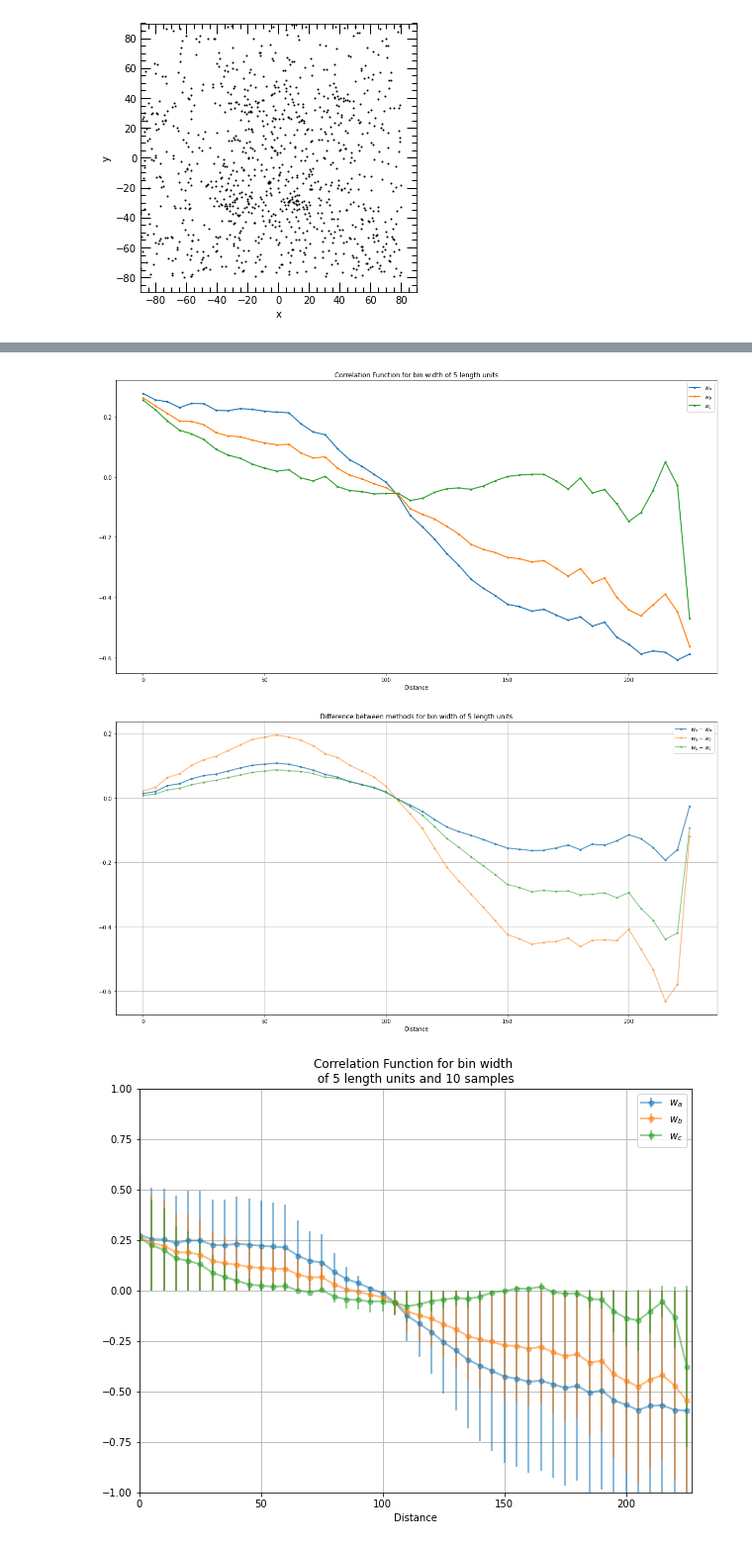
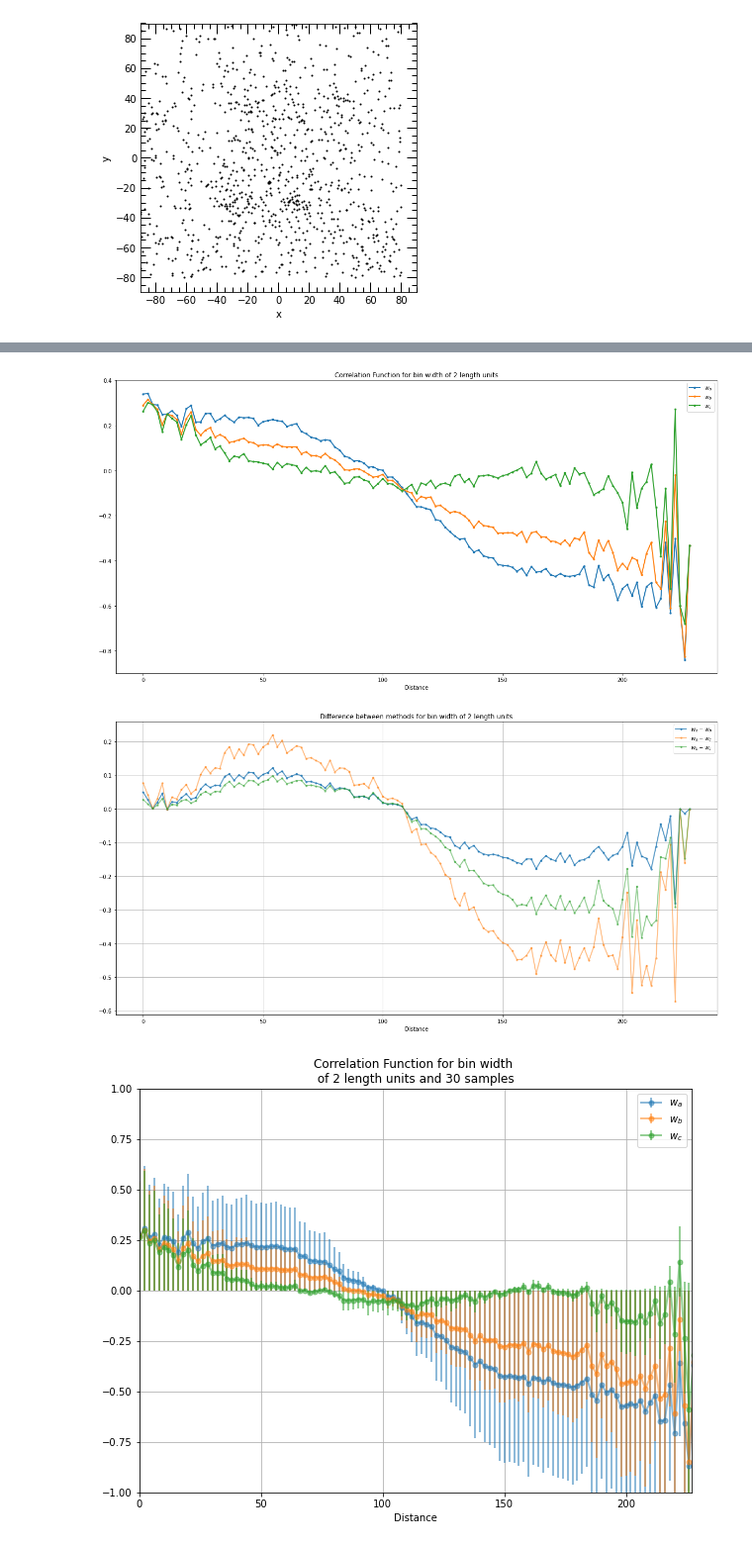
Before and after one commit to tylerbarna/AST8110, a Jupyter notebook: pset01/pset1.ipynb, the cells around one changed output, grey strips where cells are left out. Shown at 99% size. Cells and saved outputs as stored; diff of their text form; code cells hidden in the pictures.

Commit message:
new detail
Added a version with n=30 and width=20, will likely be submission version

```diff
--- a/pset01/pset1.ipynb
+++ b/pset01/pset1.ipynb
@@ -56,7 +56,7 @@ plot_data(dat=data);
 # %%
 ## Generate Random galaxy positions
 datSize = len(data)
-galMultiplier = 10
+galMultiplier = 2
 def gen_galaxy_positions(N=datSize*galMultiplier,pkl=False,save=False,timeit=True):
     start_time = time.time() if timeit else None
     """
@@ -151,7 +151,7 @@ plt.show()
 # %%
 ## develop correlation function
 maxBin = 230
-binWidth = 5
+binWidth = 2
 binArray = np.linspace(0,maxBin,int(maxBin/binWidth)+1) ## the bins to use for the correlation function
 #print(binArray)
 ## calculate bin averages
@@ -226,7 +226,7 @@ plt.legend();
 plt.xlabel('Distance');
 plt.title('Correlation Function for bin width of %s length units'%str(binWidth));
 # %% [output]
-[figure, old version]
+[figure, new version]
 # %%
 ## plot differences between methods
 fig, ax = plt.figure(figsize=(20,10)), plt.gca()
@@ -239,7 +239,7 @@ plt.title('Difference between methods for bin width of %s length units'%str(binW
 plt.grid()
 ## could probably normalize this somehow to get a better idea of the differences
 # %% [output]
-[figure, old version]
+[figure, new version]
 # %%
 ## run 10-30 times to calculate the rms error of the correlation function for each bin
 def get_rms_error(mode=None,n=10,plot=True,save=False,fun=False):
@@ -312,10 +312,10 @@ def get_rms_error(mode=None,n=10,plot=True,save=False,fun=False):
             plt.savefig('correlation_function_n_'+str(n)+'_b_'+str(binWidth)+'.png')
         plt.show()
 # %%
-get_rms_error(n=10, save=True)
+get_rms_error(n=30, save=True)
 ## Not sure why rms is higher than expected since the expression for rms is correct
 # %% [output]
-[figure, old version]
+[figure, new version]
 # %%
 print("--- %s seconds ---" % (time.time() - bigstart))
 # %% [output]
```
Also changed, not shown: parts of 7 cells of this notebook, 1 other file.
